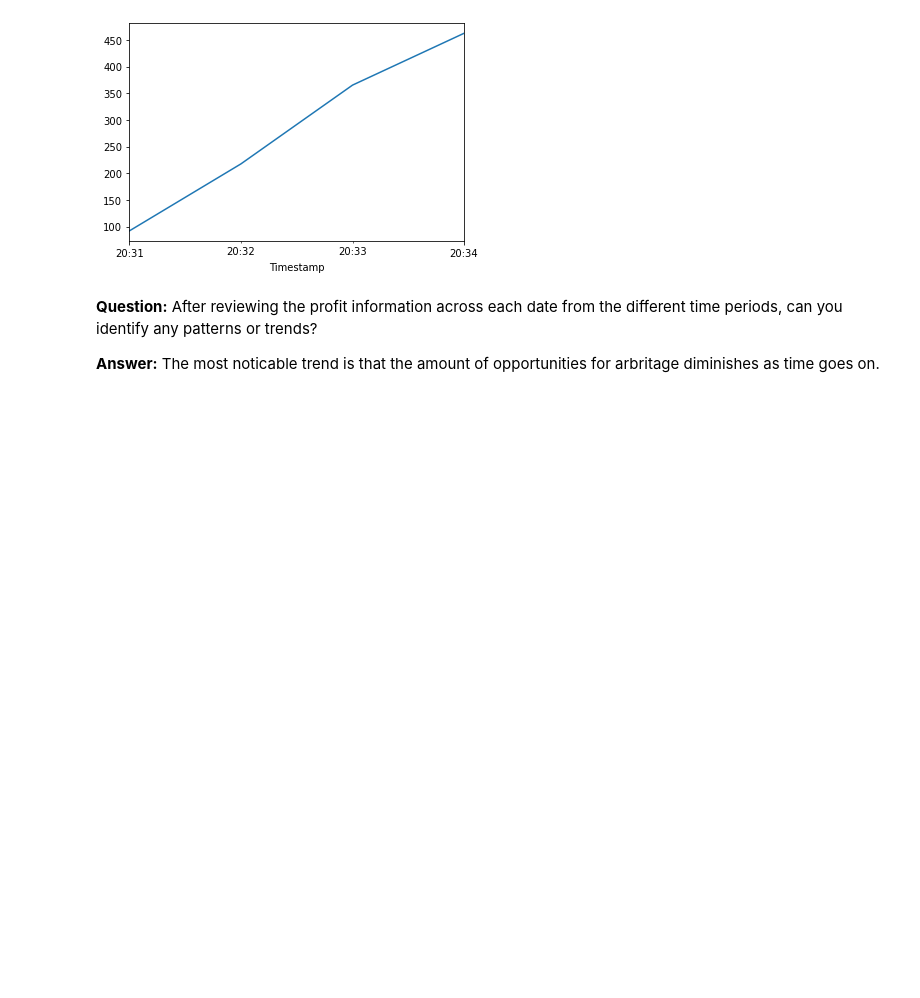
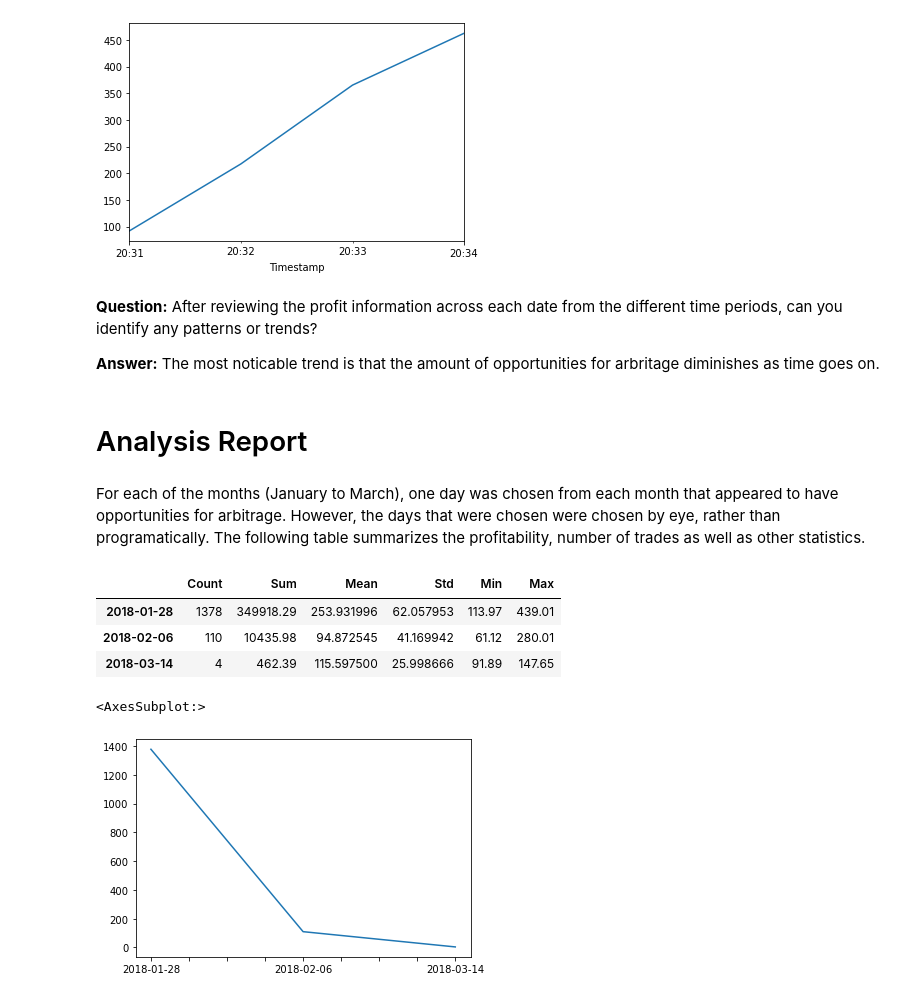
Before and after one commit to victorxdang/ArbitrageAnaylsis, a Jupyter notebook: crypto_arbitrage.ipynb, the cells around one changed output. Saved outputs shown, nothing was run; the diff lists cells and outputs as text; code cells hidden in the pictures; blank space fills up the shorter version.

Commit message:
Updated notebook file with analysis report

```diff
--- a/crypto_arbitrage.ipynb
+++ b/crypto_arbitrage.ipynb
@@ -788,3 +788,29 @@ cumulative_profit_late.plot()
 **Question:** After reviewing the profit information across each date from the different time periods, can you identify any patterns or trends?
 
 **Answer:** The most noticable trend is that the amount of opportunities for arbritage diminishes as time goes on.
+# %% [markdown]
+# Analysis Report
+# %% [markdown]
+For each of the months (January to March), one day was chosen from each month that appeared to have opportunities for arbitrage. However, the days that were chosen were chosen by eye, rather than programatically. The following table summarizes the profitability, number of trades as well as other statistics.
+# %%
+trades_summary = pd.DataFrame(
+    data = {"Count" : [profit_per_trade_early.count(), profit_per_trade_middle.count(), profit_per_trade_late.count()],
+            "Sum" : [profit_per_trade_early.sum(), profit_per_trade_middle.sum(),profit_per_trade_late.sum()],
+            "Mean" : [profit_per_trade_early.mean(), profit_per_trade_middle.mean(),profit_per_trade_late.mean()],
+            "Std" : [profit_per_trade_early.std(), profit_per_trade_middle.std(),profit_per_trade_late.std()],
+            "Min" : [profit_per_trade_early.min(), profit_per_trade_middle.min(),profit_per_trade_late.min()],
+            "Max" : [profit_per_trade_early.max(), profit_per_trade_middle.max(),profit_per_trade_late.max()]},
+    index = [date_early, date_middle, date_late])
+
+trades_summary
+# %% [output]
+|  | Count | Sum | Mean | Std | Min | Max |
+| 2018-01-28 | 1378 | 349918.29 | 253.931996 | 62.057953 | 113.97 | 439.01 |
+| 2018-02-06 | 110 | 10435.98 | 94.872545 | 41.169942 | 61.12 | 280.01 |
+| 2018-03-14 | 4 | 462.39 | 115.597500 | 25.998666 | 91.89 | 147.65 |
+# %%
+# the amount of trades
+trades_summary["Count"].plot()
+# %% [output]
+<AxesSubplot:>
+[figure, added]
```
Also changed, not shown: parts of 4 cells of this notebook.
